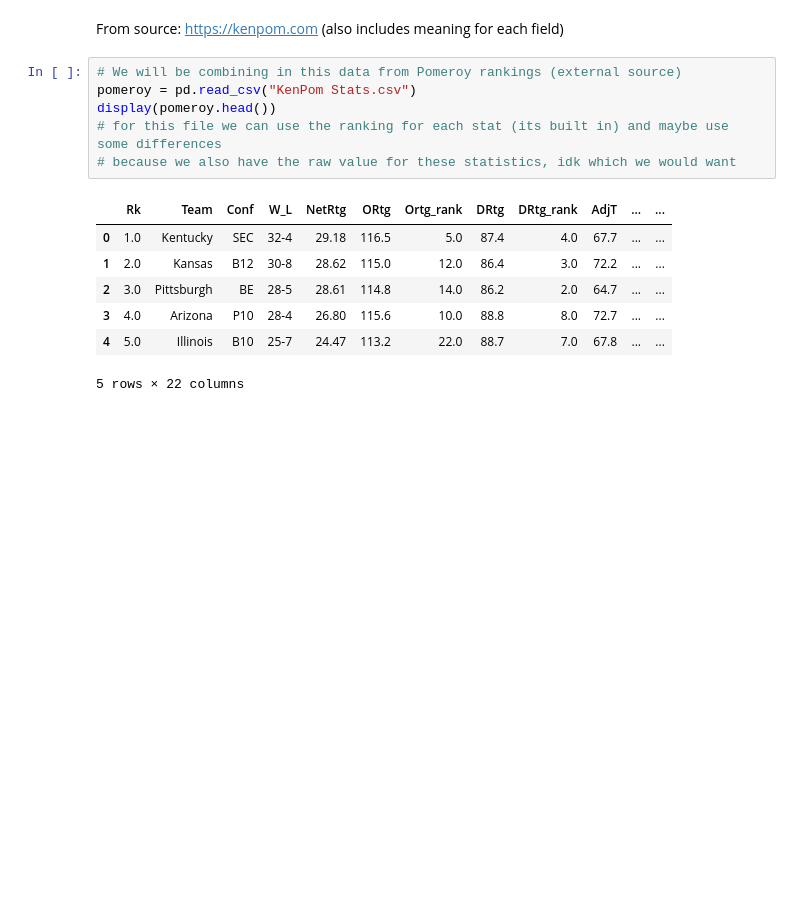
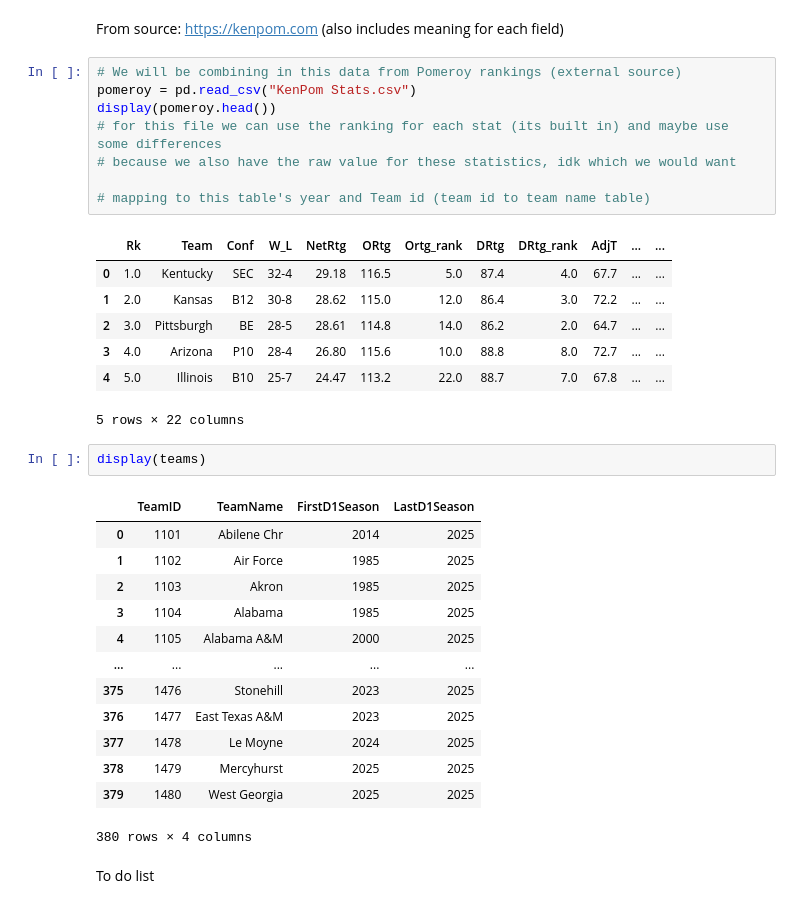
Before and after one commit to ecw70574/data_mining_course_project, a Jupyter notebook: TestingMerge.ipynb, the cells around one changed output. Saved outputs shown, nothing was run; the diff lists cells and outputs as text; blank space fills up the shorter version.

Commit message:
to do list

```diff
--- a/TestingMerge.ipynb
+++ b/TestingMerge.ipynb
@@ -280,6 +280,8 @@ pomeroy = pd.read_csv("KenPom Stats.csv")
 display(pomeroy.head())
 # for this file we can use the ranking for each stat (its built in) and maybe use some differences
 # because we also have the raw value for these statistics, idk which we would want
+
+# mapping to this table's year and Team id (team id to team name table)
 # %% [output]
 |  | Rk | Team | Conf | W_L | NetRtg | ORtg | Ortg_rank | DRtg | DRtg_rank | AdjT | ... | ... |
 | 0 | 1.0 | Kentucky | SEC | 32-4 | 29.18 | 116.5 | 5.0 | 87.4 | 4.0 | 67.7 | ... | ... |
@@ -288,3 +290,21 @@ display(pomeroy.head())
 | 3 | 4.0 | Arizona | P10 | 28-4 | 26.80 | 115.6 | 10.0 | 88.8 | 8.0 | 72.7 | ... | ... |
 | 4 | 5.0 | Illinois | B10 | 25-7 | 24.47 | 113.2 | 22.0 | 88.7 | 7.0 | 67.8 | ... | ... |
 5 rows × 22 columns
+# %%
+display(teams)
+# %% [output]
+|  | TeamID | TeamName | FirstD1Season | LastD1Season |
+| 0 | 1101 | Abilene Chr | 2014 | 2025 |
+| 1 | 1102 | Air Force | 1985 | 2025 |
+| 2 | 1103 | Akron | 1985 | 2025 |
+| 3 | 1104 | Alabama | 1985 | 2025 |
+| 4 | 1105 | Alabama A&M | 2000 | 2025 |
+| ... | ... | ... | ... | ... |
+| 375 | 1476 | Stonehill | 2023 | 2025 |
+| 376 | 1477 | East Texas A&M | 2023 | 2025 |
+| 377 | 1478 | Le Moyne | 2024 | 2025 |
+| 378 | 1479 | Mercyhurst | 2025 | 2025 |
+| 379 | 1480 | West Georgia | 2025 | 2025 |
+380 rows × 4 columns
+# %% [markdown]
+To do list
```
Also changed, not shown: parts of 2 cells of this notebook.
